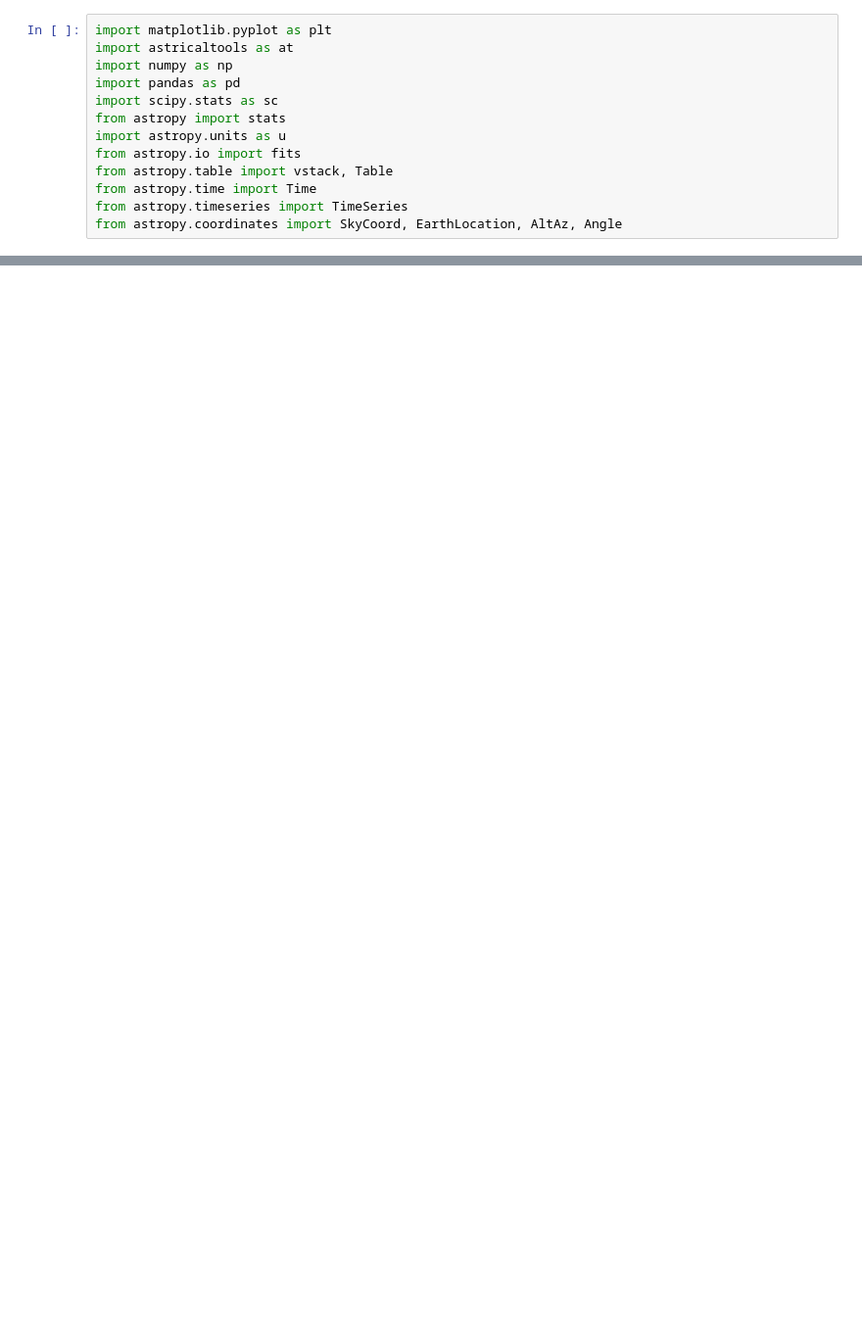
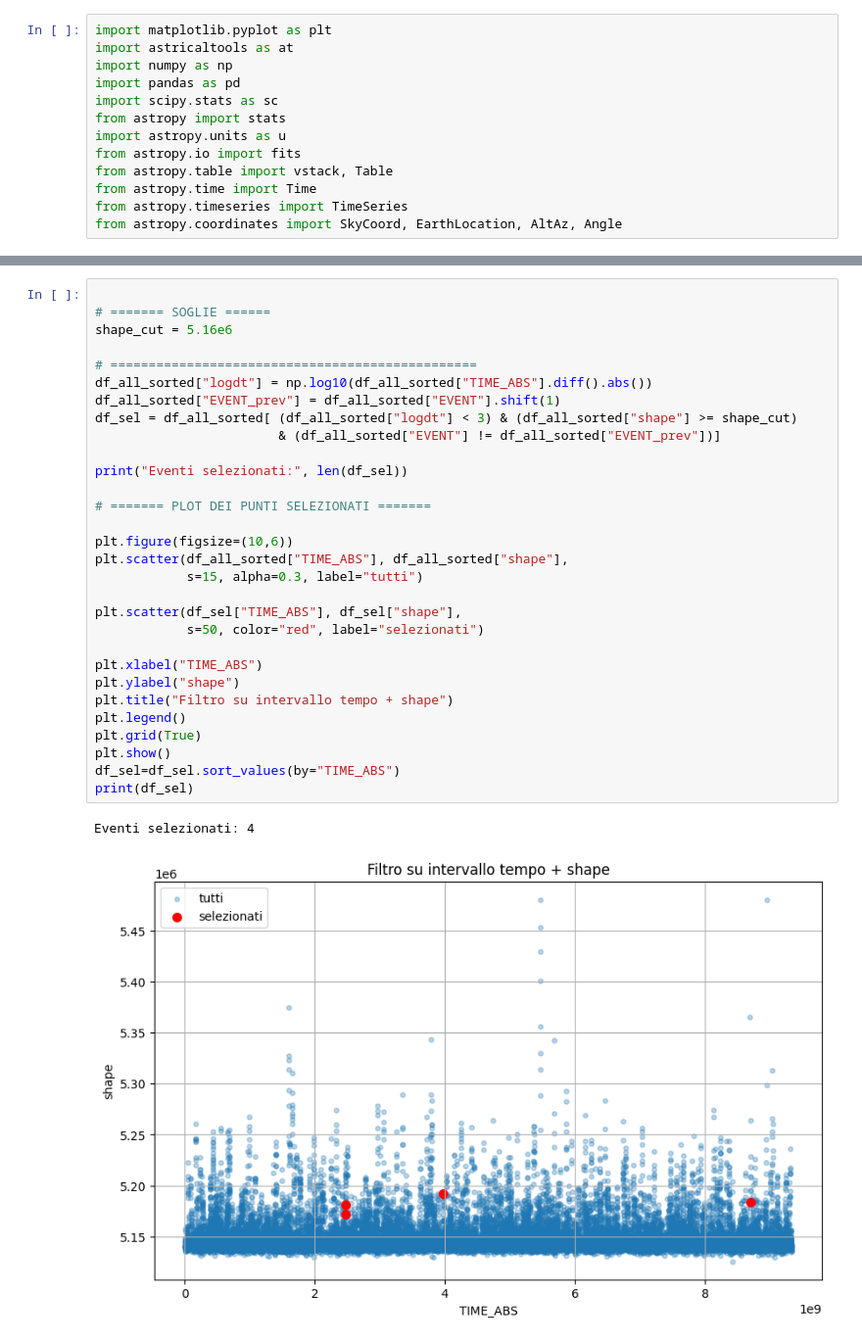
Before and after one commit to mfrancescangeli1/ASTRI, a Jupyter notebook: ev0_selectionevent.ipynb, the cells around one changed output, grey strips where cells are left out. Shown at 98% size. Saved outputs shown, nothing was run; the diff lists cells and outputs as text; blank space fills up the shorter version.

```diff
--- a/ev0_selectionevent.ipynb
+++ b/ev0_selectionevent.ipynb
@@ -75,0 +88,33 @@ Totale gruppi trovati: 0
+# %%
+
+# ======= SOGLIE ======
+shape_cut = 5.16e6
+
+# ================================================
+df_all_sorted["logdt"] = np.log10(df_all_sorted["TIME_ABS"].diff().abs())
+df_all_sorted["EVENT_prev"] = df_all_sorted["EVENT"].shift(1)
+df_sel = df_all_sorted[ (df_all_sorted["logdt"] < 3) & (df_all_sorted["shape"] >= shape_cut)
+                        & (df_all_sorted["EVENT"] != df_all_sorted["EVENT_prev"])]
+
+print("Eventi selezionati:", len(df_sel))
+
+# ======= PLOT DEI PUNTI SELEZIONATI =======
+
+plt.figure(figsize=(10,6))
+plt.scatter(df_all_sorted["TIME_ABS"], df_all_sorted["shape"],
+            s=15, alpha=0.3, label="tutti")
+
+plt.scatter(df_sel["TIME_ABS"], df_sel["shape"],
+            s=50, color="red", label="selezionati")
+
+plt.xlabel("TIME_ABS")
+plt.ylabel("shape")
+plt.title("Filtro su intervallo tempo + shape")
+plt.legend()
+plt.grid(True)
+plt.show()
+df_sel=df_sel.sort_values(by="TIME_ABS")
+print(df_sel)
+# %% [output]
+Eventi selezionati: 4
+[figure, added]
```
Also changed, not shown: parts of 5 cells of this notebook, 3 other files.
